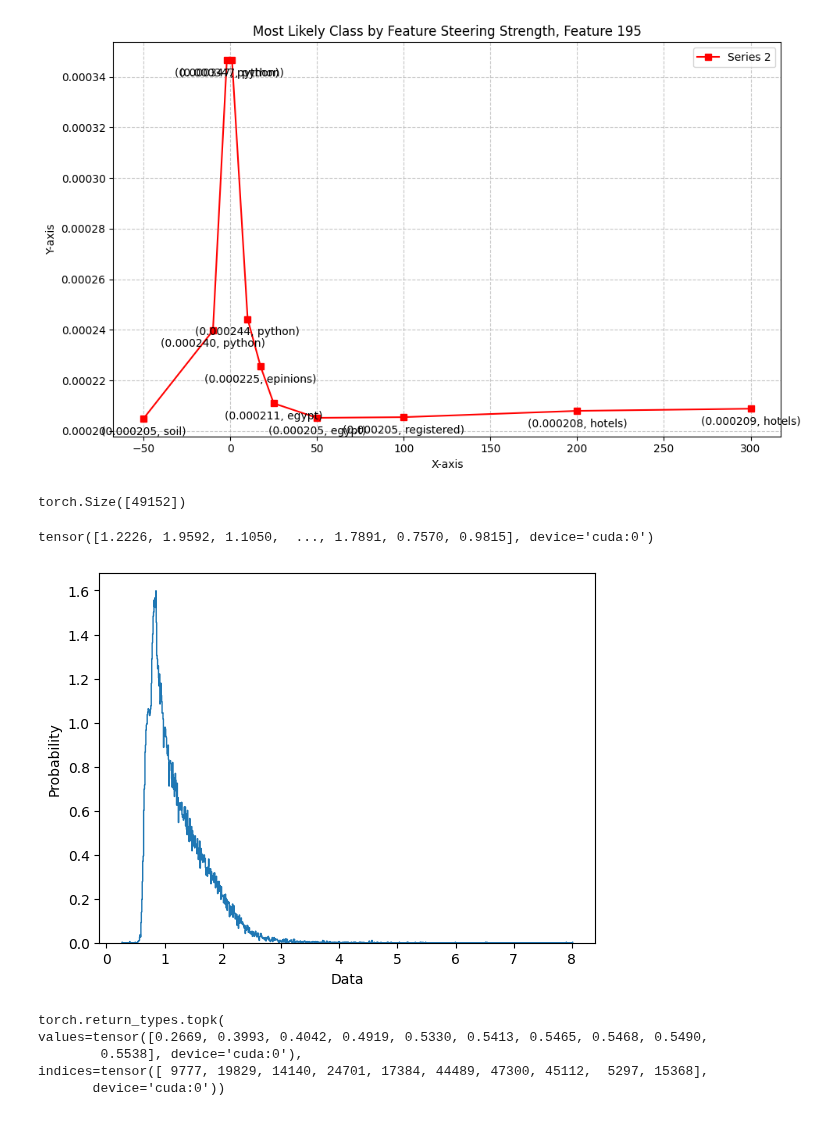
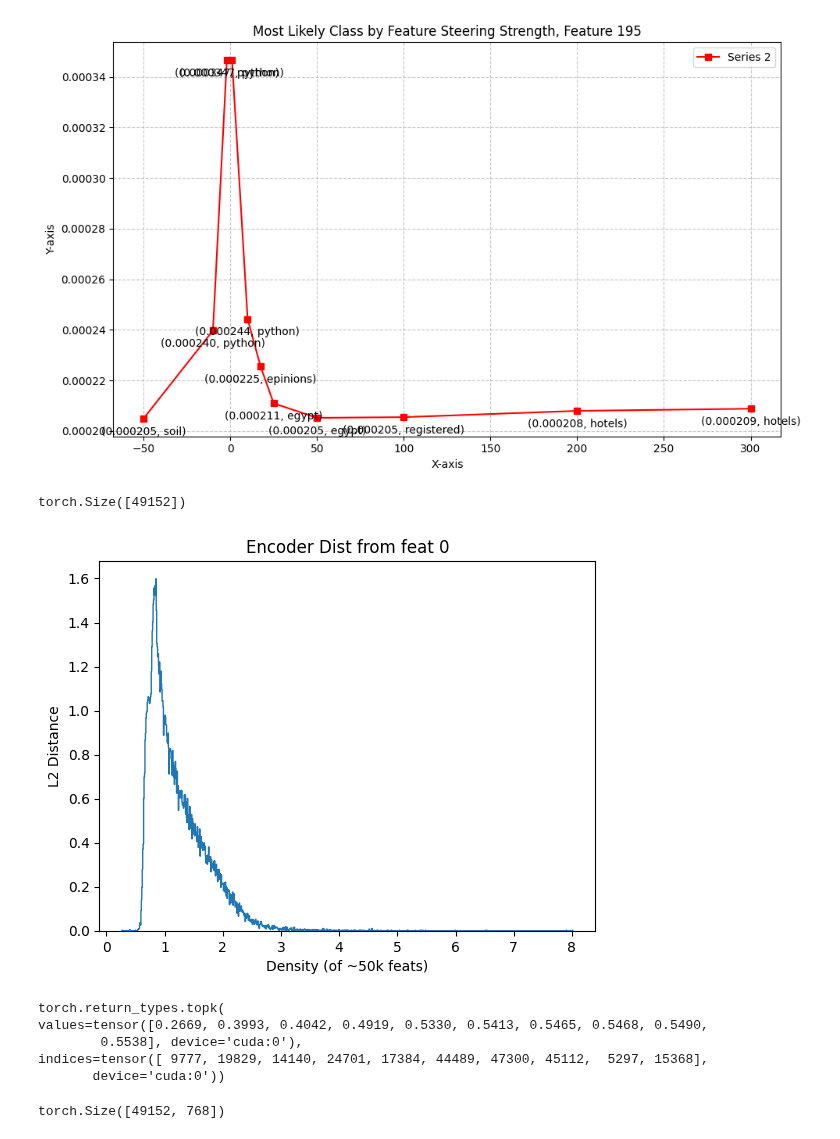
Before and after one commit to soniajoseph/ViT-Prisma, a Jupyter notebook: src/vit_prisma/sae/evals/feature_steering-get-curve.ipynb, the cells around one changed output. Cells and saved outputs as stored; diff of their text form; code cells hidden in the pictures.

```diff
--- a/src/vit_prisma/sae/evals/feature_steering-get-curve.ipynb
+++ b/src/vit_prisma/sae/evals/feature_steering-get-curve.ipynb
@@ -770,8 +770,7 @@ plt.show()
 # %% [output]
 [figure]
 # %%
-encoder_weights_for_math = sparse_autoencoder.W_enc#[:, interesting_features_indices]
+encoder_weights_for_math = sparse_autoencoder.W_enc
+decoder_weights_for_math = sparse_autoencoder.W_dec
-# %% [output]
-torch.Size([49152])
 # %%
 dists_from_feat_0 = encoder_weights_for_math[0] - encoder_weights_for_math
@@ -778,4 +779,4 @@ dists_from_feat_0 = encoder_weights_for_math[0] - encoder_weights_for_math
 # %%
-dists_from_feat_0.norm(p=2, dim=0)
+dists_from_feat_0.norm(p=2, dim=0).shape
 # %% [output]
-tensor([1.2226, 1.9592, 1.1050,  ..., 1.7891, 0.7570, 0.9815], device='cuda:0')
+torch.Size([49152])
@@ -784,10 +783,11 @@ idxes, dists = np.histogram(dists_from_feat_0.norm(p=2, dim=0).cpu())
 # %%
 # plt.hist(bins[:-1], bins)
 plt.hist(dists_from_feat_0.norm(p=2, dim=0).cpu(), density=True, bins=1000, histtype='step')  # density=False would make counts
-plt.ylabel('Probability')
-plt.xlabel('Data');
+plt.title('Encoder Dist from feat 0')
+plt.ylabel('L2 Distance')
+plt.xlabel('Density (of ~50k feats)');
 # %% [output]
-[figure, old version]
+[figure, new version]
 # %%
 torch.topk(dists_from_feat_0.norm(p=2, dim=0),k=10,largest=False)
 # %% [output]
@@ -796,3 +796,8 @@ values=tensor([0.2669, 0.3993, 0.4042, 0.4919, 0.5330, 0.5413, 0.5465, 0.5468, 0
         0.5538], device='cuda:0'),
 indices=tensor([ 9777, 19829, 14140, 24701, 17384, 44489, 47300, 45112,  5297, 15368],
        device='cuda:0'))
+# %%
+dec_dists_from_feat_0 = decoder_weights_for_math[0]/decoder_weights_for_math[0].norm(p=2) - decoder_weights_for_math
+dec_dists_from_feat_0.shape
+# %% [output]
+torch.Size([49152, 768])
```
Also changed, not shown: parts of 5 cells of this notebook.
